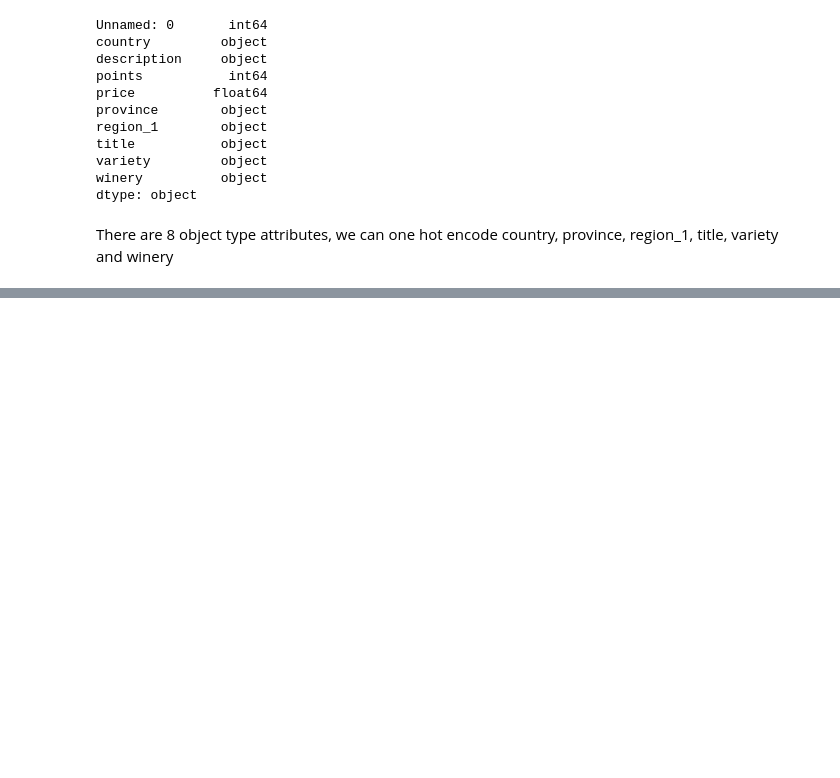
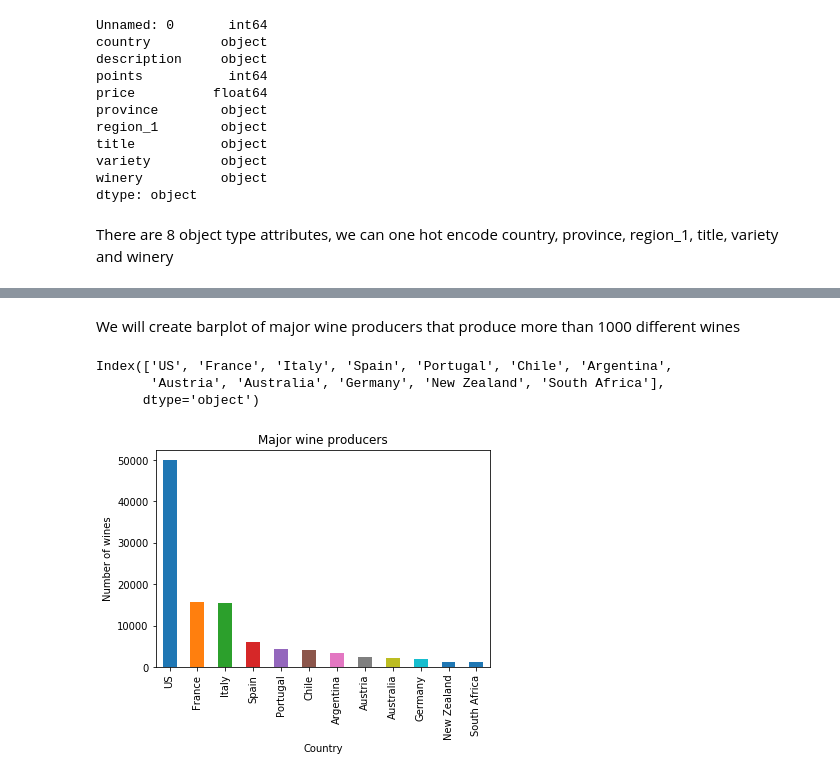
Before and after one commit to lenuel/Wine-Analysis, a Jupyter notebook: wine-analysis.ipynb, the cells around one changed output, grey strips where cells are left out. Drawn from its saved outputs; the diff is of its cells as text; code cells hidden in the pictures; blank space fills up the shorter version.

Commit message:
Draft for the first question, US analysis

```diff
--- a/wine-analysis.ipynb
+++ b/wine-analysis.ipynb
@@ -126,3 +146,4 @@ There are 8 object type attributes, we can one hot encode country, province, reg
 # %%
 #Lets group by wines by title
-wine_groupped = wine_row_reduced.groupby(['title'])['points','price'].mean()
+wine_groupped = wine_row_reduced.groupby('title').agg(dict(country = 'first', description = list, points = 'mean', price = 'mean', province='first', region_1 = 'first', variety = 'first', winery = 'first')).reset_index()
+wine_groupped
@@ -129,2 +168,0 @@ wine_groupped = wine_row_reduced.groupby(['title'])['points','price'].mean()
-# %%
-wine_groupped['province'] = wine_groupped.apply(lambda x: wine_row_reduced[x])
@@ -154,0 +173,3 @@ wine_groupped
+# %%
+countries = wine_groupped['country'].value_counts(ascending=False)
+countries
@@ -154,0 +194,14 @@ wine_groupped
+# %% [markdown]
+We will create barplot of major wine producers that produce more than 1000 different wines
+# %%
+countries[:12].plot(kind='bar')
+plt.title("Major wine producers")
+plt.ylabel("Number of wines")
+plt.xlabel("Country")
+major_countries = countries[:12].index
+print(major_countries)
+# %% [output]
+Index(['US', 'France', 'Italy', 'Spain', 'Portugal', 'Chile', 'Argentina',
+       'Austria', 'Australia', 'Germany', 'New Zealand', 'South Africa'],
+      dtype='object')
+[figure, added]
```
Also changed, not shown: parts of 17 cells of this notebook.
